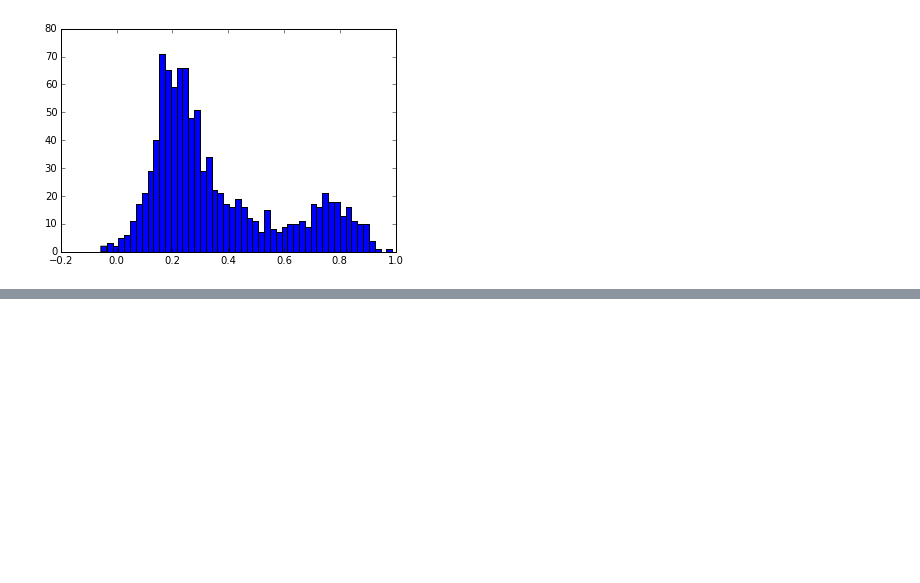
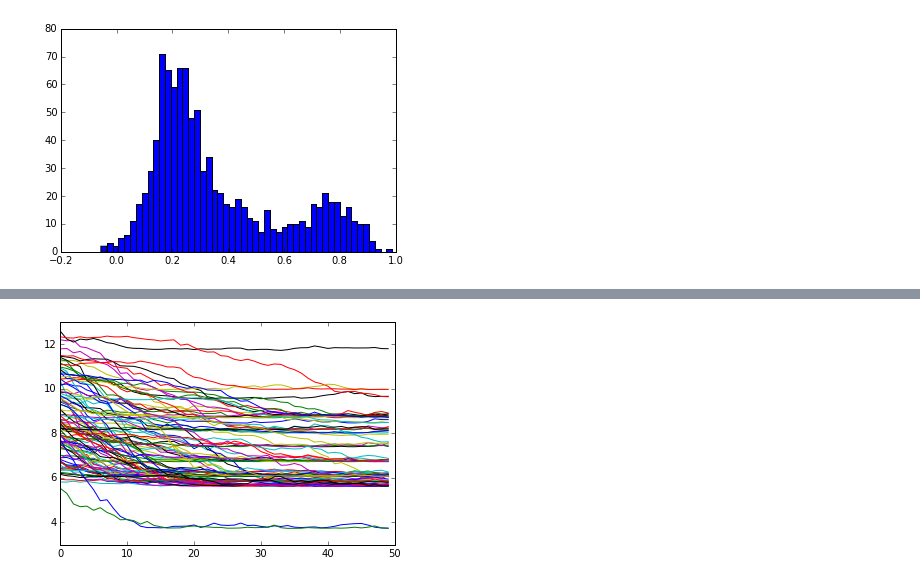
Before and after one commit to maxentile/msm-learn, a Jupyter notebook: notebooks/TPT.ipynb, the cells around one changed output, grey strips where cells are left out. Cells and saved outputs as stored; diff of their text form; code cells hidden in the pictures; blank space fills up the shorter version.

```diff
--- a/notebooks/TPT.ipynb
+++ b/notebooks/TPT.ipynb
@@ -39,0 +174,5 @@ pl.colorbar();
+# %%
+for path in potentials:
+    pl.plot(path)
+# %% [output]
+[figure, added]
```
Also changed, not shown: parts of 29 cells of this notebook, 10 other files.
